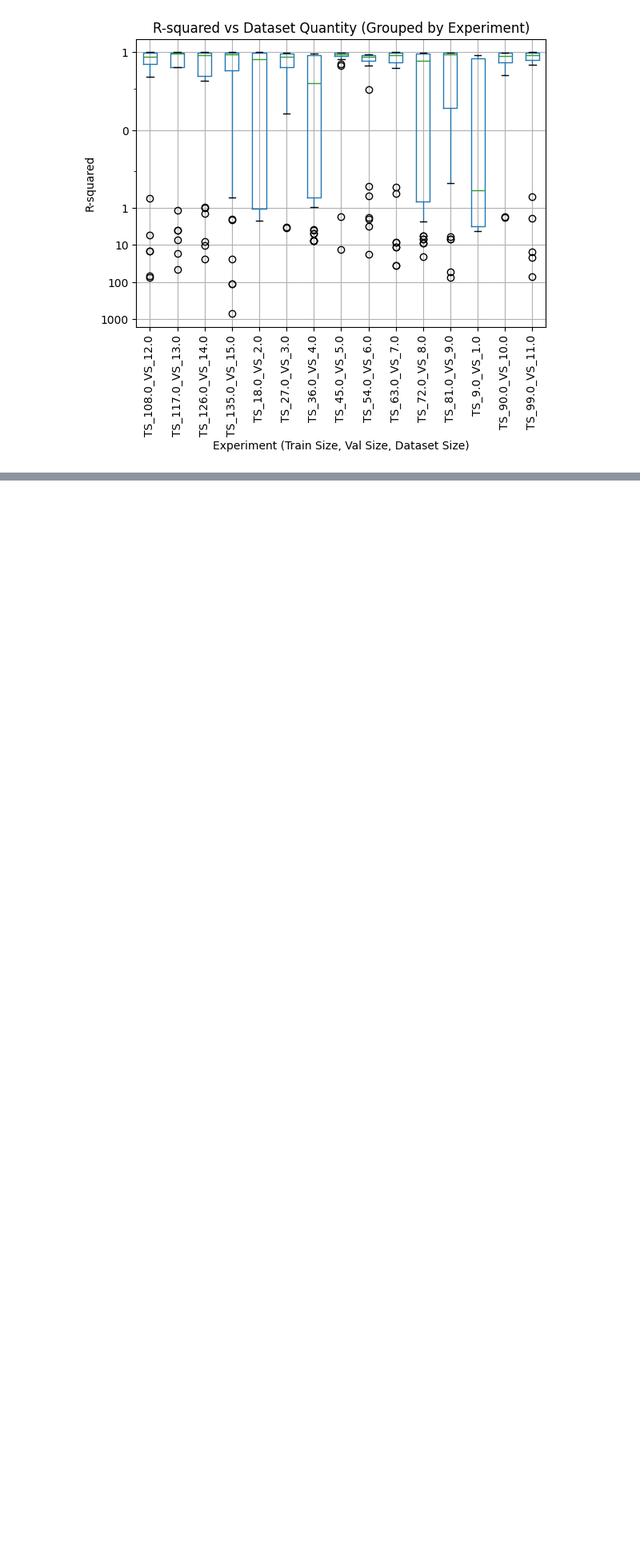
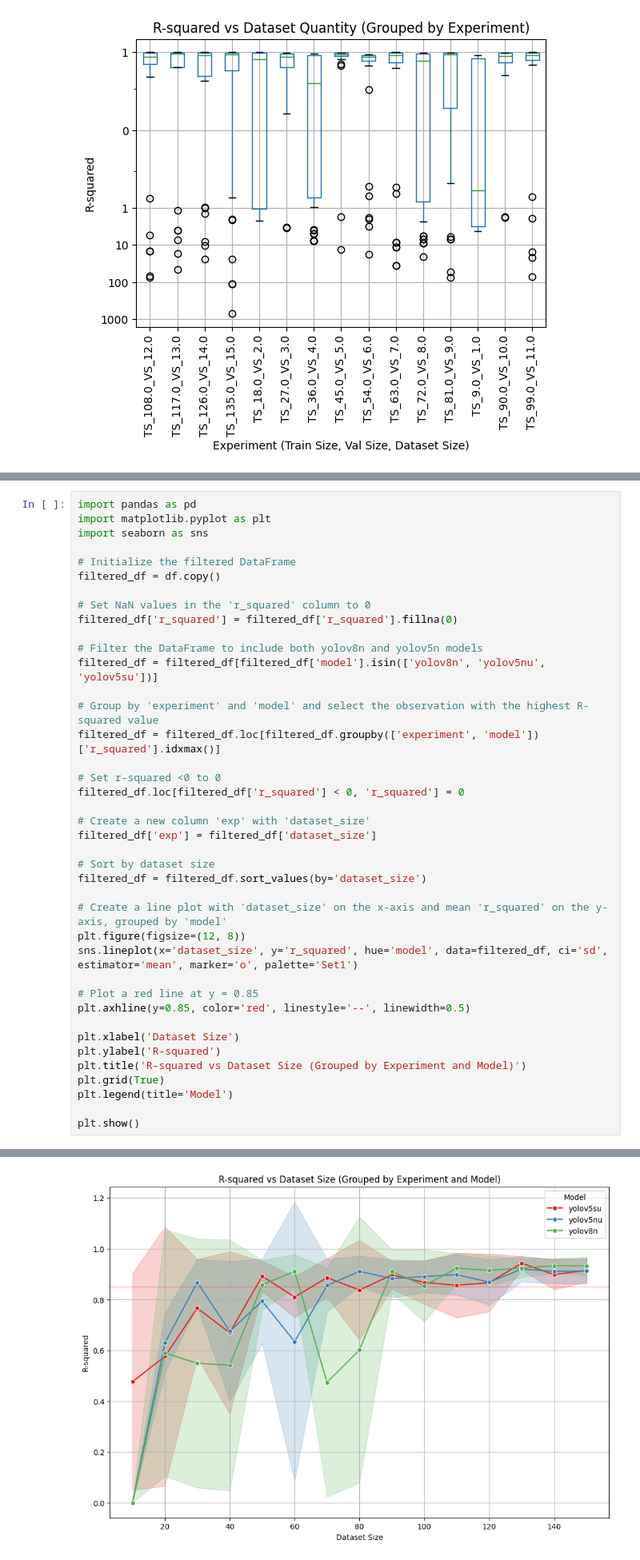
Before and after one commit to SamueleBumbaca/Plants__On_the_minimum_dataset_size_for_a_maize_seedling_object_detector, a Jupyter notebook: dataset_size_analysis.ipynb, the cells around one changed output, grey strips where cells are left out. Shown at 80% size. Cells and saved outputs as stored; diff of their text form; blank space fills up the shorter version.

```diff
--- a/dataset_size_analysis.ipynb
+++ b/dataset_size_analysis.ipynb
@@ -215,0 +227,41 @@ plt.show()
+# %%
+import pandas as pd
+import matplotlib.pyplot as plt
+import seaborn as sns
+
+# Initialize the filtered DataFrame
+filtered_df = df.copy()
+
+# Set NaN values in the 'r_squared' column to 0
+filtered_df['r_squared'] = filtered_df['r_squared'].fillna(0)
+
+# Filter the DataFrame to include both yolov8n and yolov5n models
+filtered_df = filtered_df[filtered_df['model'].isin(['yolov8n', 'yolov5nu', 'yolov5su'])]
+
+# Group by 'experiment' and 'model' and select the observation with the highest R-squared value
+filtered_df = filtered_df.loc[filtered_df.groupby(['experiment', 'model'])['r_squared'].idxmax()]
+
+# Set r-squared <0 to 0
+filtered_df.loc[filtered_df['r_squared'] < 0, 'r_squared'] = 0
+
+# Create a new column 'exp' with 'dataset_size'
+filtered_df['exp'] = filtered_df['dataset_size']
+
+# Sort by dataset size
+filtered_df = filtered_df.sort_values(by='dataset_size')
+
+# Create a line plot with 'dataset_size' on the x-axis and mean 'r_squared' on the y-axis, grouped by 'model'
+plt.figure(figsize=(12, 8))
+sns.lineplot(x='dataset_size', y='r_squared', hue='model', data=filtered_df, ci='sd', estimator='mean', marker='o', palette='Set1')
+
+# Plot a red line at y = 0.85
+plt.axhline(y=0.85, color='red', linestyle='--', linewidth=0.5)
+
+plt.xlabel('Dataset Size')
+plt.ylabel('R-squared')
+plt.title('R-squared vs Dataset Size (Grouped by Experiment and Model)')
+plt.grid(True)
+plt.legend(title='Model')
+
+plt.show()
+# %% [output]
@@ -215,0 +271 @@ plt.show()
+[figure, added]
```
Also changed, not shown: parts of 6 cells of this notebook, 28 other files.
